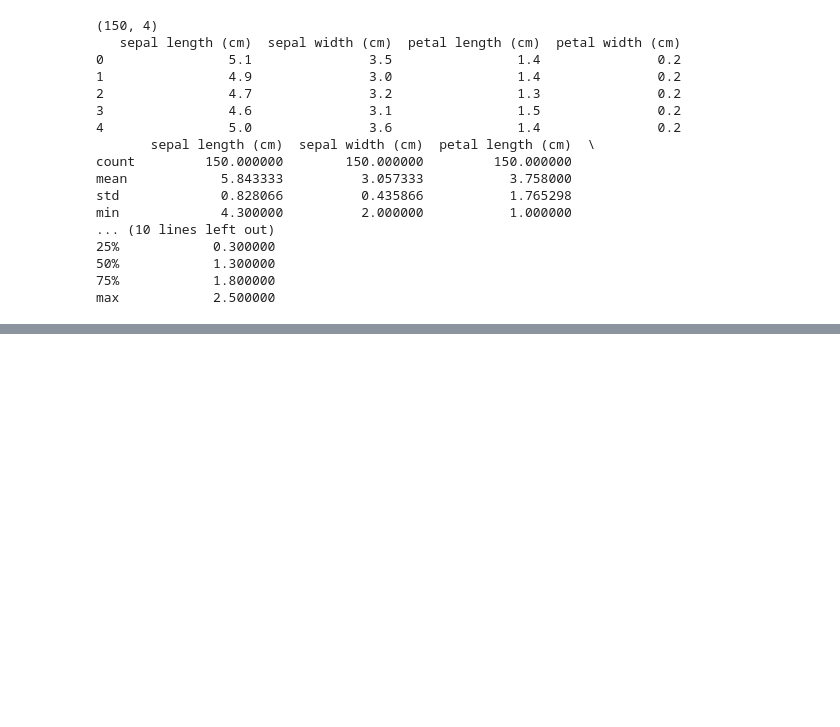
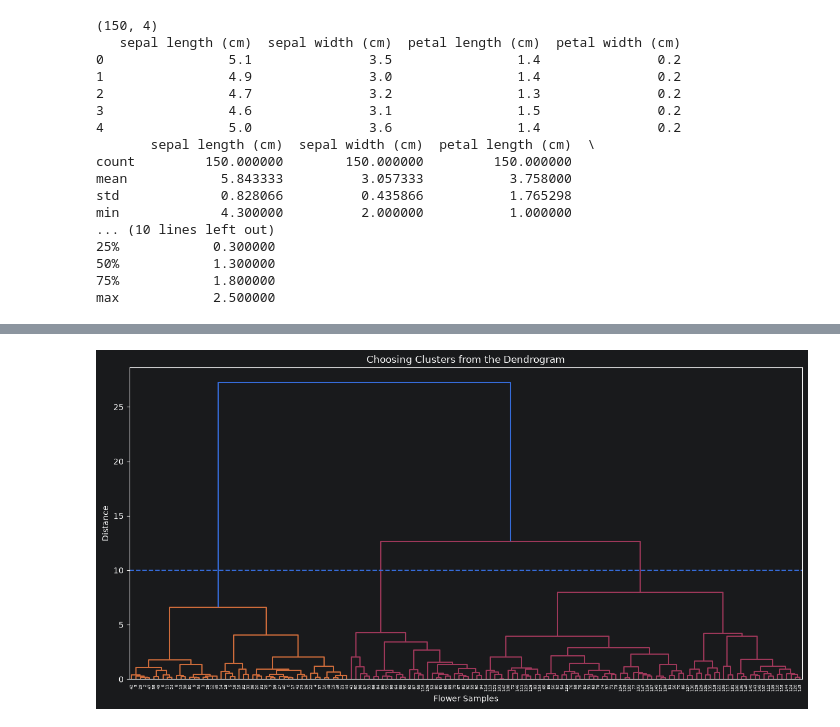
Before and after one commit to MUHAMMADZARYABKHAN-21/new.py, a Jupyter notebook: SCIKIT/Lesson27DendogramwithRealDataset.ipynb, the cells around one changed output, grey strips where cells are left out. Saved outputs shown, nothing was run; the diff lists cells and outputs as text; code cells hidden in the pictures; blank space fills up the shorter version.

```diff
--- a/SCIKIT/Lesson27DendogramwithRealDataset.ipynb
+++ b/SCIKIT/Lesson27DendogramwithRealDataset.ipynb
@@ -49,0 +69,17 @@ max            2.500000
+# %%
+plt.figure(figsize=(15, 7))
+
+dendrogram(Z)
+
+plt.axhline(
+    y=10,
+    linestyle="--"
+)
+
+plt.title("Choosing Clusters from the Dendrogram")
+plt.xlabel("Flower Samples")
+plt.ylabel("Distance")
+
+plt.show()
+# %% [output]
+[figure, added]
```
Also changed, not shown: parts of 3 cells of this notebook.
